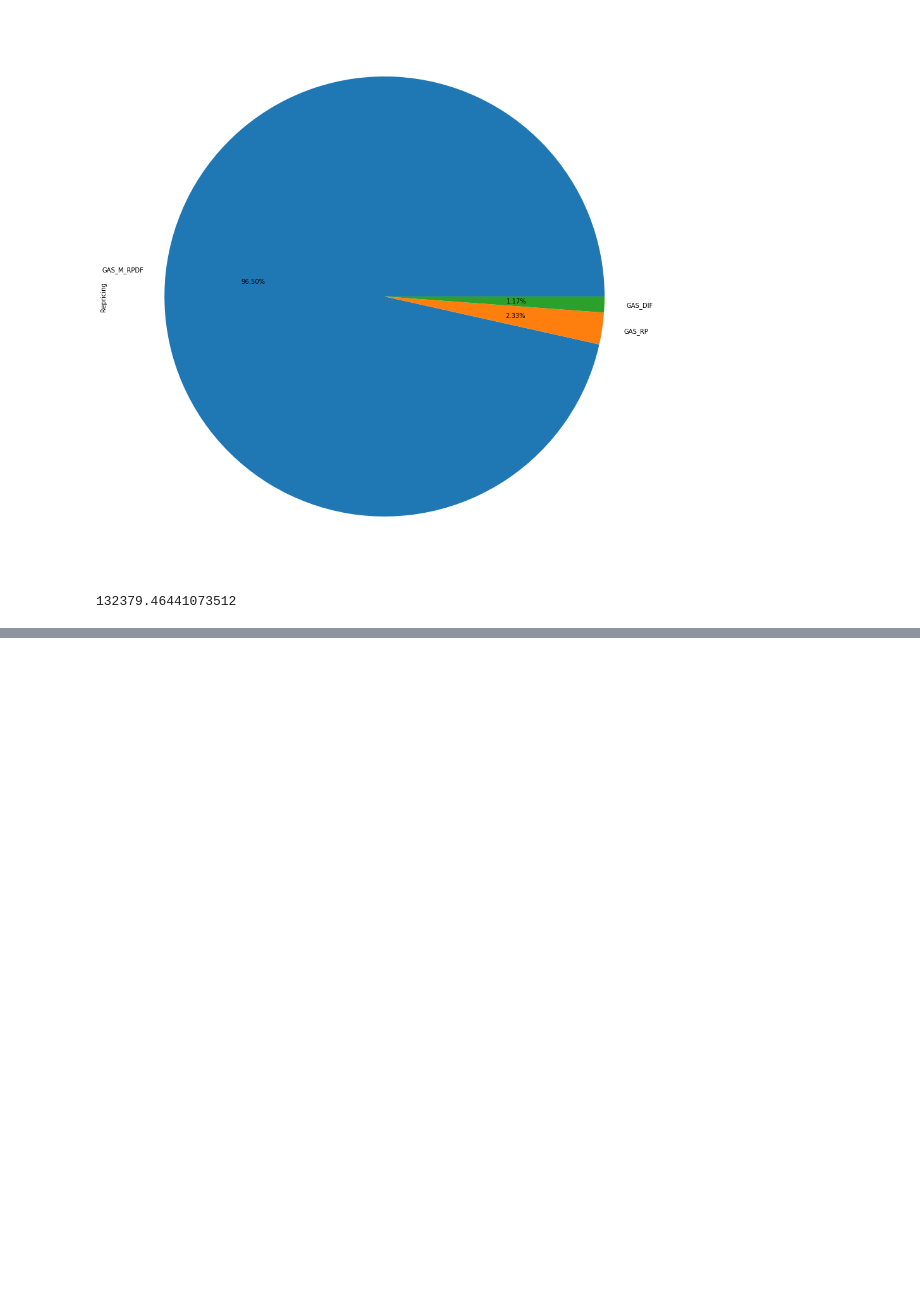
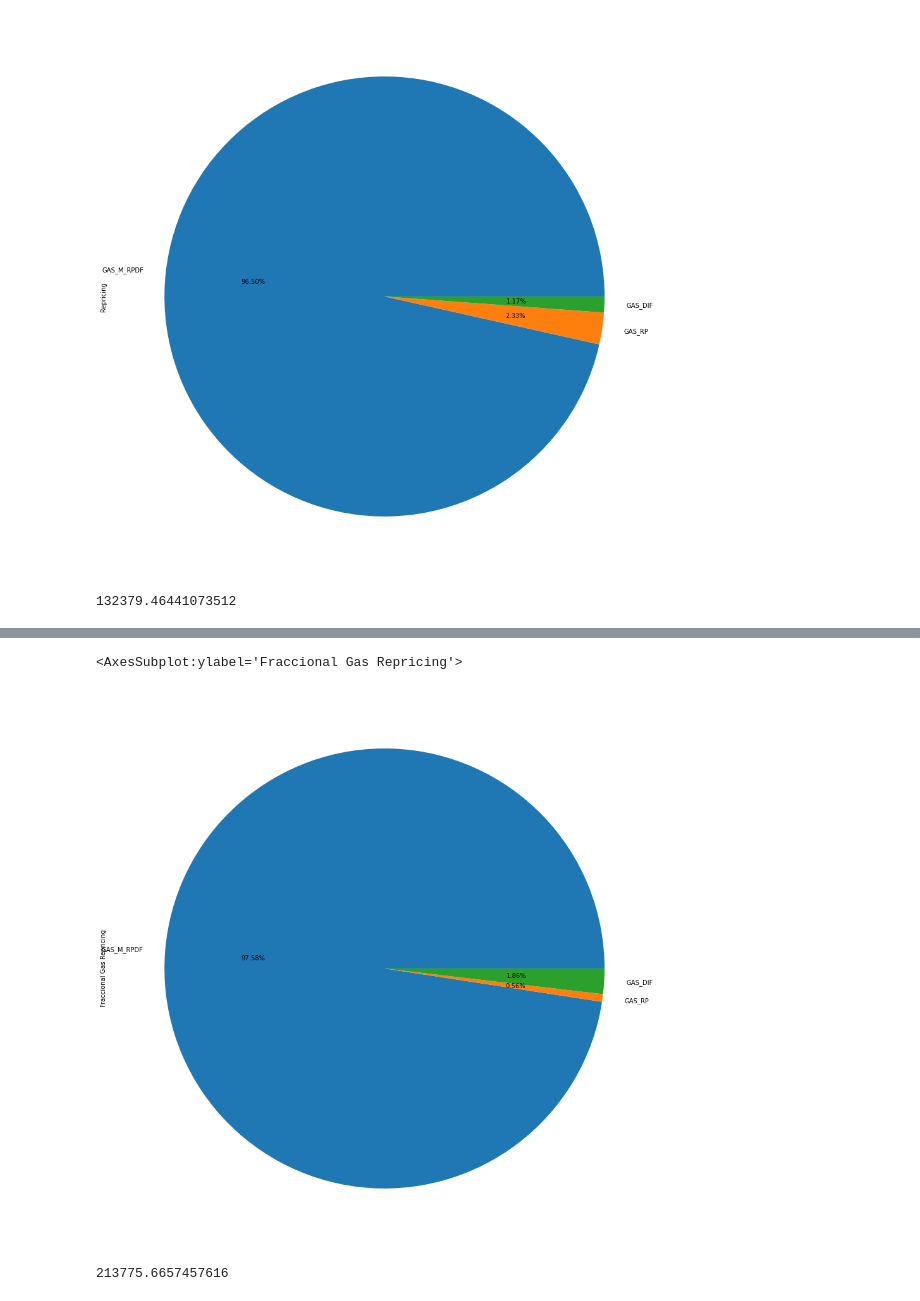
Before and after one commit to hugo-dc/opcode_usage, a Jupyter notebook: notebook/evm_price_improvements.ipynb, the cells around one changed output, grey strips where cells are left out. Saved outputs shown, nothing was run; the diff lists cells and outputs as text; code cells hidden in the pictures; blank space fills up the shorter version.

```diff
--- a/notebook/evm_price_improvements.ipynb
+++ b/notebook/evm_price_improvements.ipynb
@@ -372,0 +396,9 @@ df[['GAS_M_JUMPDEST', 'JUMPDEST_GAS_DIF', 'JUMPDEST_GAS_RP']].sum().plot(kind='p
+# %%
+df[['GAS_M_RPDF', 'GAS_RP', 'GAS_DIF']].sum().plot(kind='pie', label='Fraccional Gas Repricing', figsize=(16, 16), autopct=autopct)
+# %% [output]
+<AxesSubplot:ylabel='Fraccional Gas Repricing'>
+[figure, added]
+# %%
+df['GAS_DIF'].mean()
+# %% [output]
+213775.6657457616
```
Also changed, not shown: parts of 20 cells of this notebook.
